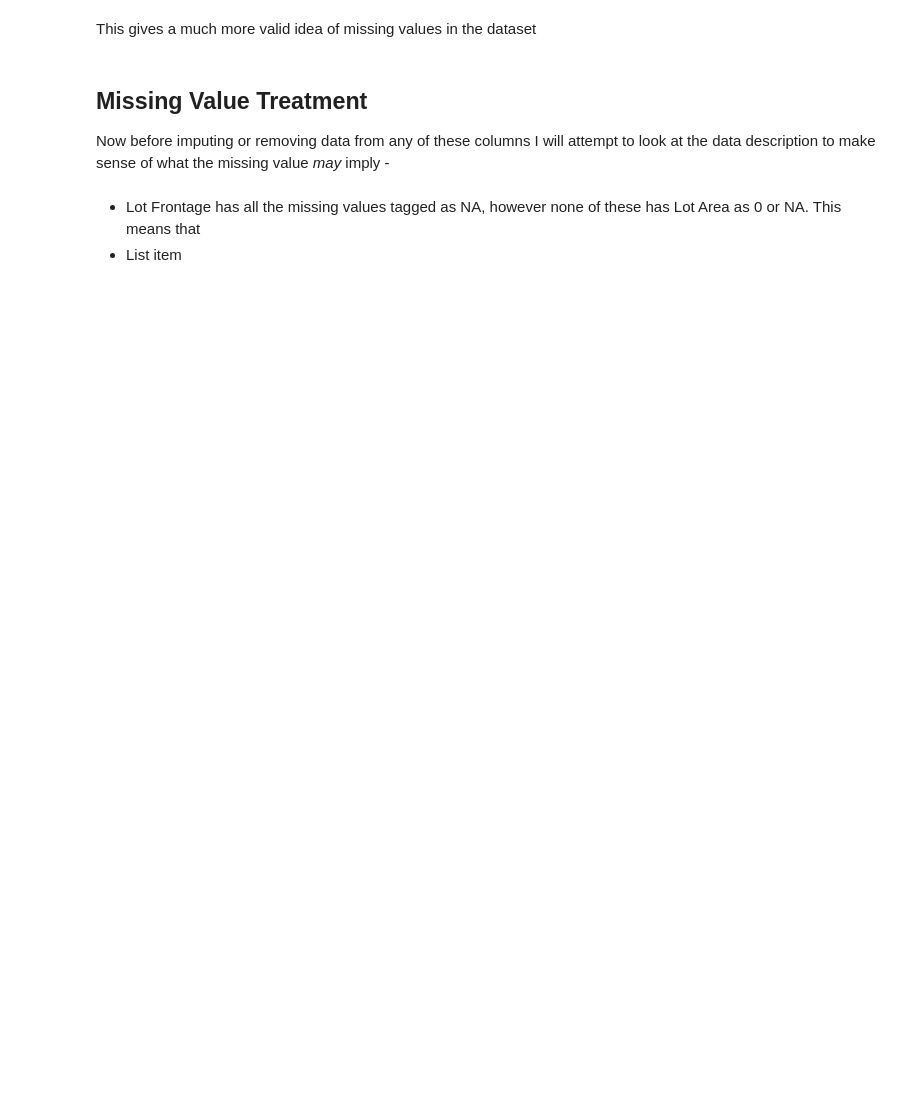
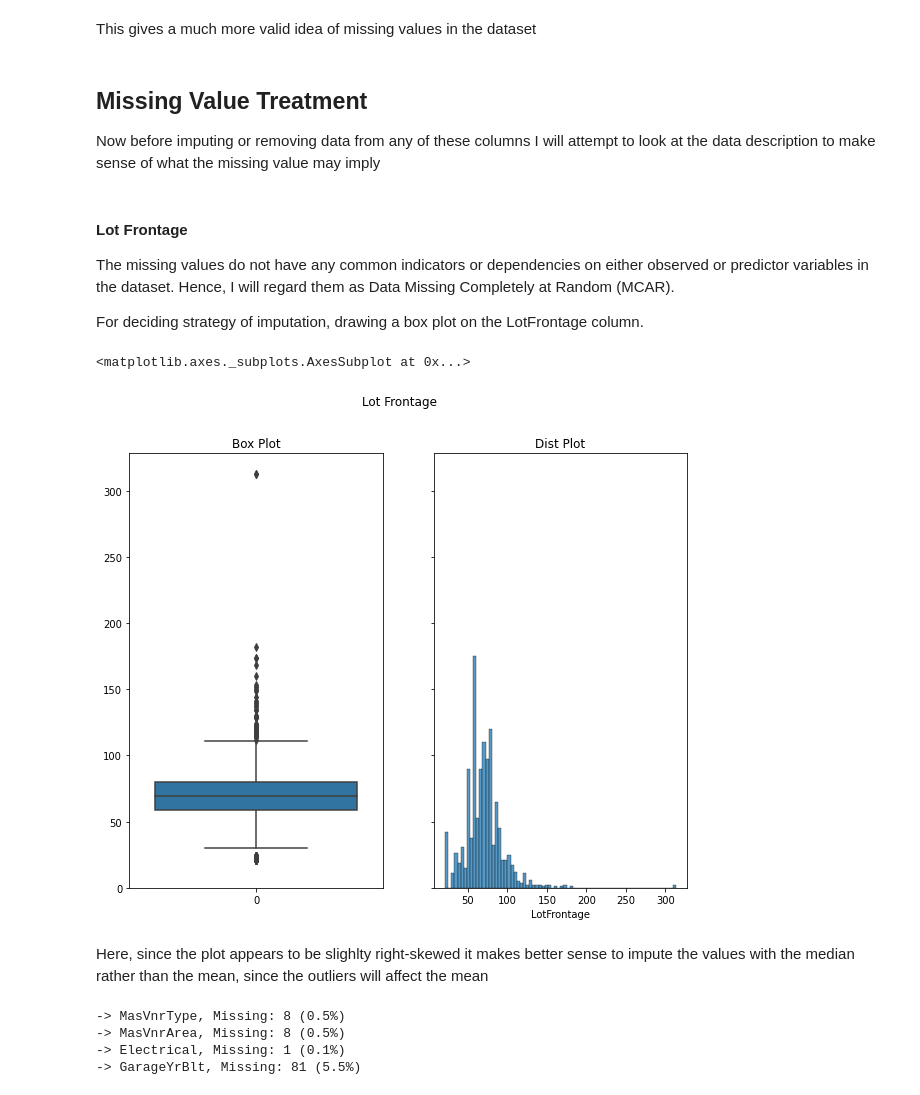
Before and after one commit to adiraptor/houose_pricing_assignment, a Jupyter notebook: house_price_forecasting.ipynb, the cells around one changed output. Drawn from its saved outputs; the diff is of its cells as text; code cells hidden in the pictures; blank space fills up the shorter version.

```diff
--- a/house_price_forecasting.ipynb
+++ b/house_price_forecasting.ipynb
@@ -100,9 +110,27 @@ This gives a much more valid idea of missing values in the dataset
 # %% [markdown]
 ## Missing Value Treatment
 
-Now before imputing or removing data from any of these columns I will attempt to look at the data description to make sense of what the missing value *may* imply -
+Now before imputing or removing data from any of these columns I will attempt to look at the data description to make sense of what the missing value may imply
 # %% [markdown]
 
+#### Lot Frontage
 
-*   Lot Frontage has all the missing values tagged as NA, however none of these has Lot Area as 0 or NA. This means that
-*   List item
+The missing values do not have any common indicators or dependencies on either observed or predictor variables in the dataset. Hence, I will regard them as Data Missing Completely at Random (MCAR).
+
+For deciding strategy of imputation, drawing a box plot on the LotFrontage column.
+# %%
+#Using seaborn to plot LotFrontage
+
+fig, axes = plt.subplots(1,2,figsize = (10,8), sharey = True)
+fig.suptitle('Lot Frontage')
+
+axes[0].set_title('Box Plot')
+axes[1].set_title('Dist Plot')
+
+sns.boxplot(ax=axes[0], data=housing_df['LotFrontage'])
+sns.histplot(ax=axes[1], data =housing_df['LotFrontage'])
+# %% [output]
+<matplotlib.axes._subplots.AxesSubplot at 0x...>
+[figure, added]
+# %% [markdown]
+Here, since the plot appears to be slighlty right-skewed it makes better sense to impute the values with the median rather than the mean, since the outliers will affect the mean
@@ -108,0 +141,7 @@ Now before imputing or removing data from any of these columns I will attempt to
+# %%
+calc_missing_values()
+# %% [output]
+-> MasVnrType, Missing: 8 (0.5%)
+-> MasVnrArea, Missing: 8 (0.5%)
+-> Electrical, Missing: 1 (0.1%)
+-> GarageYrBlt, Missing: 81 (5.5%)
```
Also changed, not shown: parts of 24 cells of this notebook.
